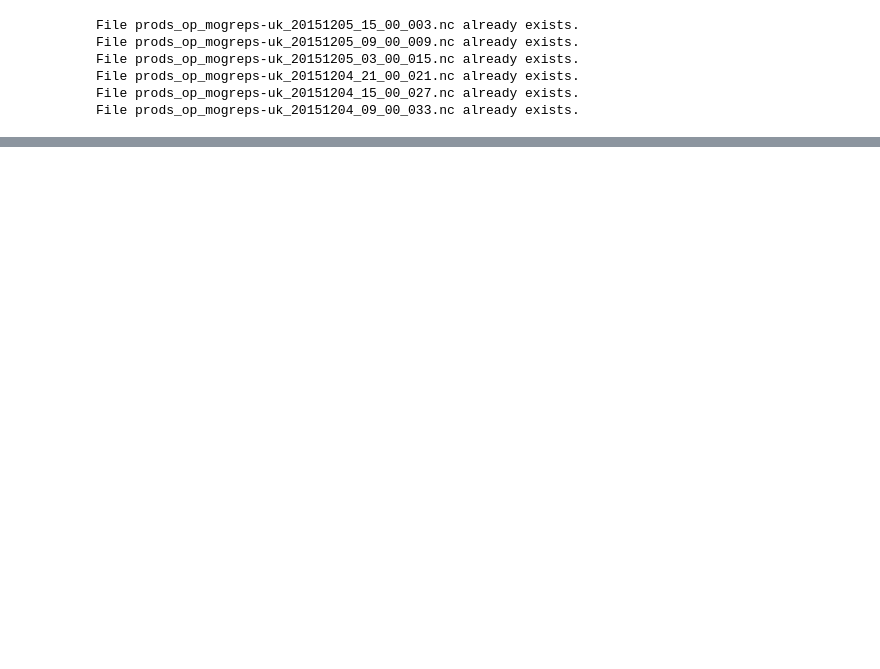
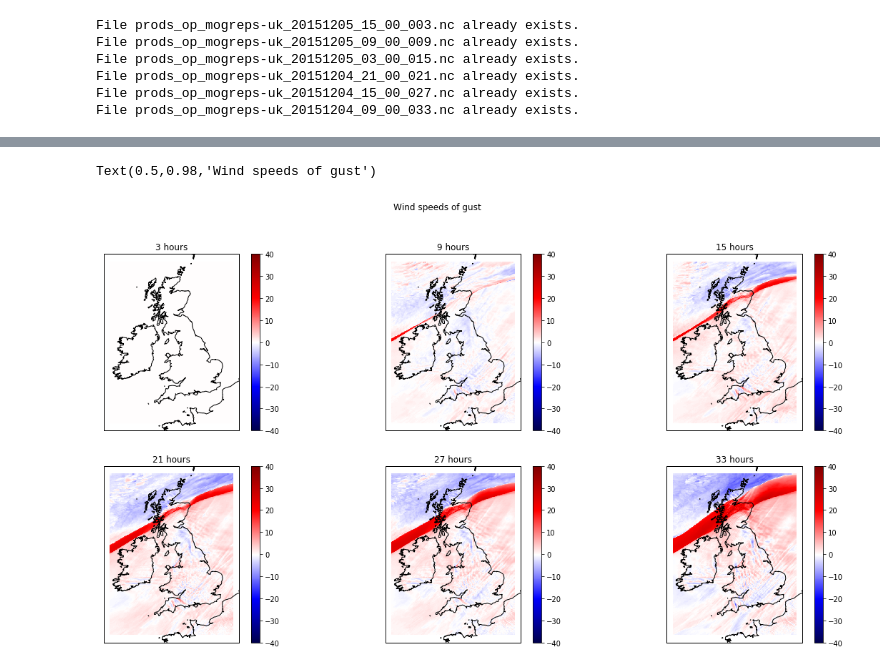
Before and after one commit to thomasgibson/t3motr, a Jupyter notebook: StormDesmond.ipynb, the cells around one changed output, grey strips where cells are left out. Cells and saved outputs as stored; diff of their text form; code cells hidden in the pictures; blank space fills up the shorter version.

```diff
--- a/StormDesmond.ipynb
+++ b/StormDesmond.ipynb
@@ -157,0 +109,23 @@ plt.colorbar(pcm,ax=ax)
+# %%
+test_variable = "wind_speed_of_gust"
+v_min = -40
+v_max = 40
+
+rotation = forecasts[0]['rotated_latitude_longitude']
+transform = ccrs.RotatedPole(pole_longitude=rotation.grid_north_pole_longitude, pole_latitude = rotation.grid_north_pole_latitude)
+projection = transform
+fig = plt.figure(figsize=(20,10))
+for i in range(0,6):
+    ax = fig.add_subplot(2,3,i+1, projection=projection)
+    pcm = ax.pcolormesh(
+        forecasts[i]['grid_longitude'],
+        forecasts[i]['grid_latitude'],
+        forecasts[i][test_variable][2] - forecasts[0][test_variable][2],
+        transform=transform, vmin = v_min, vmax = v_max, cmap = 'seismic')
+    ax.coastlines(resolution='10m')
+    ax.set_title(str(6*(i+1)-3)+" hours")
+    plt.colorbar(pcm,ax=ax)
+plt.suptitle("Wind speeds of gust")
+# %% [output]
+Text(0.5,0.98,'Wind speeds of gust')
+[figure, added]
```
Also changed, not shown: parts of 12 cells of this notebook, 2 other files.
